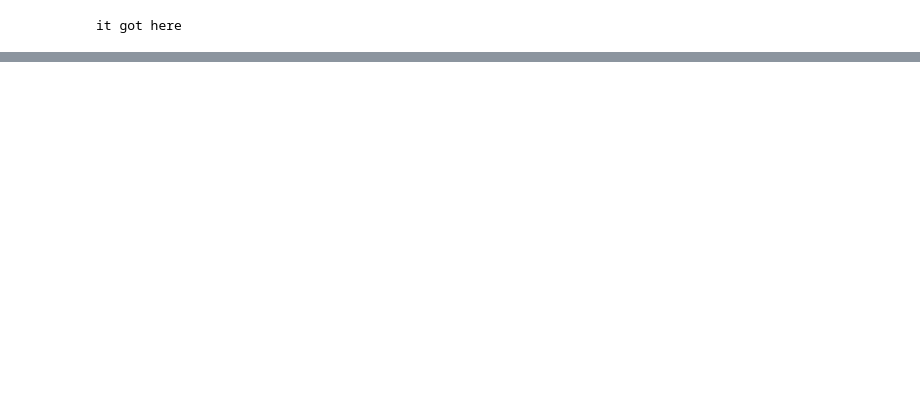
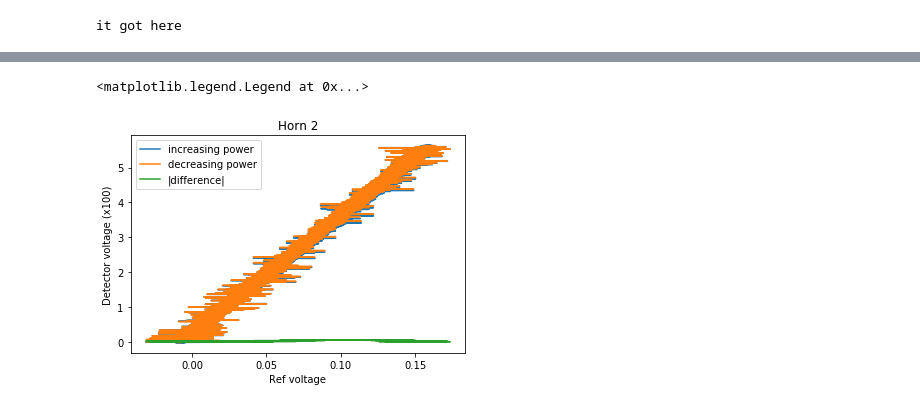
Before and after one commit to arikaplan/polaris_software, a Jupyter notebook: notebook/greenpol_get_compression_fit_values.ipynb, the cells around one changed output, grey strips where cells are left out. Drawn from its saved outputs; the diff is of its cells as text; code cells hidden in the pictures; blank space fills up the shorter version.

```diff
--- a/notebook/greenpol_get_compression_fit_values.ipynb
+++ b/notebook/greenpol_get_compression_fit_values.ipynb
@@ -335,0 +296,15 @@ legend()
+# %%
+Vlin_decreasing = rt.linearize_Vexp(ds2,2,params='_decreasing')
+Vlin_increasing = rt.linearize_Vexp(ds2,2,params='_increasing')
+# %%
+figure()
+title('Horn 2')
+plot(-rs2,-Vlin_decreasing,label='increasing power')
+plot(-rs2,-Vlin_increasing,label='decreasing power')
+plot(-rs2,abs(Vlin_increasing-Vlin_decreasing),label='|difference|')
+ylabel('Detector voltage (x100)')
+xlabel('Ref voltage')
+legend()
+# %% [output]
+<matplotlib.legend.Legend at 0x...>
+[figure, added]
```
Also changed, not shown: parts of 17 cells of this notebook.
